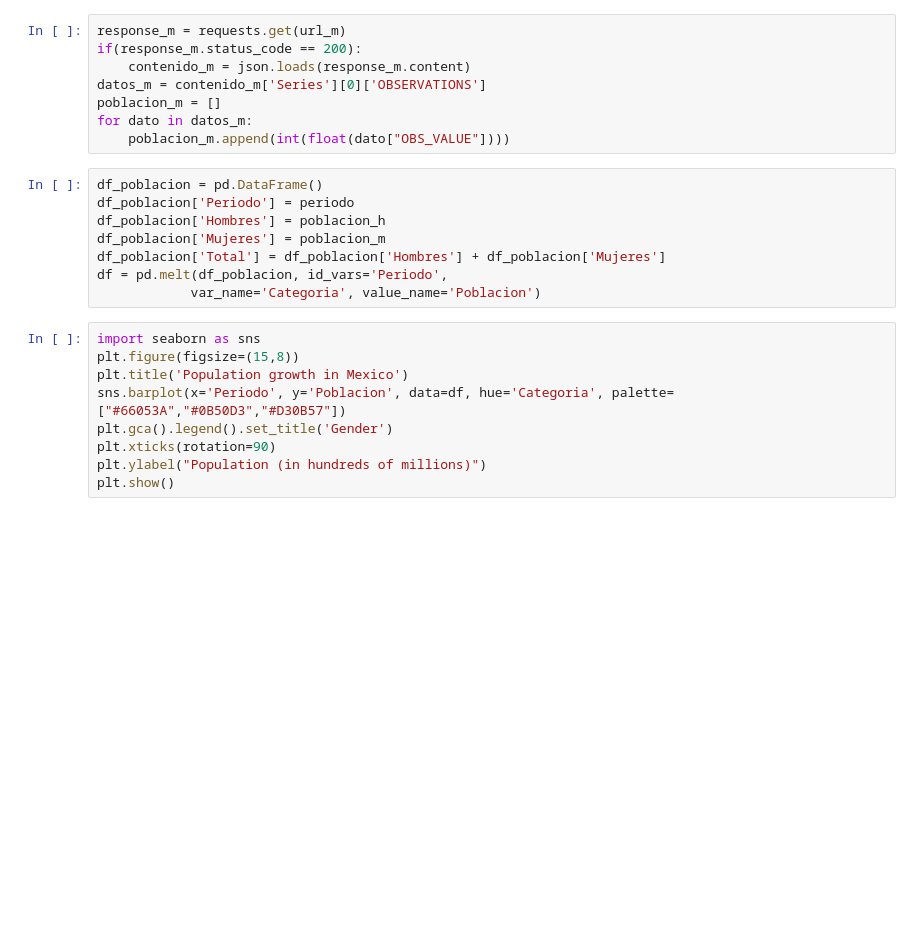
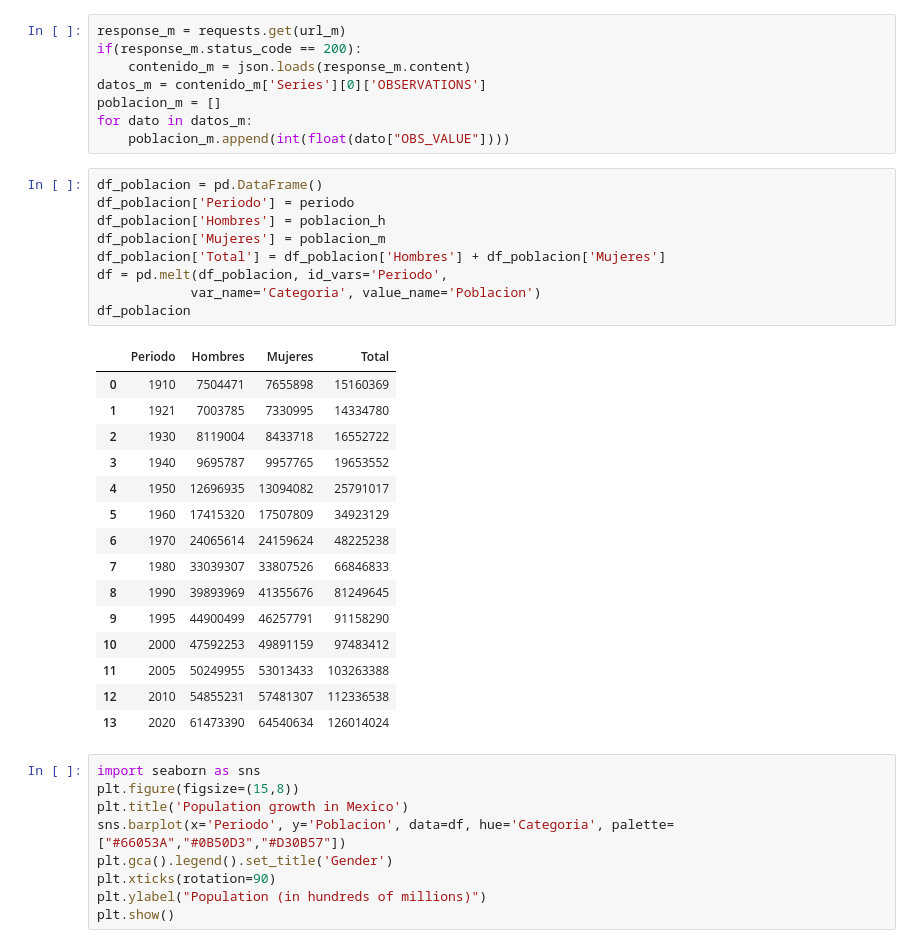
Before and after one commit to EscamillaJuan/CienciaDeDatos, a Jupyter notebook: Proyecto INEGI/CD_14_INEGI_colab.ipynb, the cells around one changed output. Cells and saved outputs as stored; diff of their text form; blank space fills up the shorter version.

```diff
--- a/Proyecto INEGI/CD_14_INEGI_colab.ipynb
+++ b/Proyecto INEGI/CD_14_INEGI_colab.ipynb
@@ -57,11 +57,28 @@ for dato in datos_m:
 # %%
 df_poblacion = pd.DataFrame()
 df_poblacion['Periodo'] = periodo
 df_poblacion['Hombres'] = poblacion_h
 df_poblacion['Mujeres'] = poblacion_m
 df_poblacion['Total'] = df_poblacion['Hombres'] + df_poblacion['Mujeres']
 df = pd.melt(df_poblacion, id_vars='Periodo',
             var_name='Categoria', value_name='Poblacion')
+df_poblacion
+# %% [output]
+|  | Periodo | Hombres | Mujeres | Total |
+| 0 | 1910 | 7504471 | 7655898 | 15160369 |
+| 1 | 1921 | 7003785 | 7330995 | 14334780 |
+| 2 | 1930 | 8119004 | 8433718 | 16552722 |
+| 3 | 1940 | 9695787 | 9957765 | 19653552 |
+| 4 | 1950 | 12696935 | 13094082 | 25791017 |
+| 5 | 1960 | 17415320 | 17507809 | 34923129 |
+| 6 | 1970 | 24065614 | 24159624 | 48225238 |
+| 7 | 1980 | 33039307 | 33807526 | 66846833 |
+| 8 | 1990 | 39893969 | 41355676 | 81249645 |
+| 9 | 1995 | 44900499 | 46257791 | 91158290 |
+| 10 | 2000 | 47592253 | 49891159 | 97483412 |
+| 11 | 2005 | 50249955 | 53013433 | 103263388 |
+| 12 | 2010 | 54855231 | 57481307 | 112336538 |
+| 13 | 2020 | 61473390 | 64540634 | 126014024 |
 # %%
 import seaborn as sns
 plt.figure(figsize=(15,8))
```
Also changed, not shown: parts of 6 cells of this notebook.
